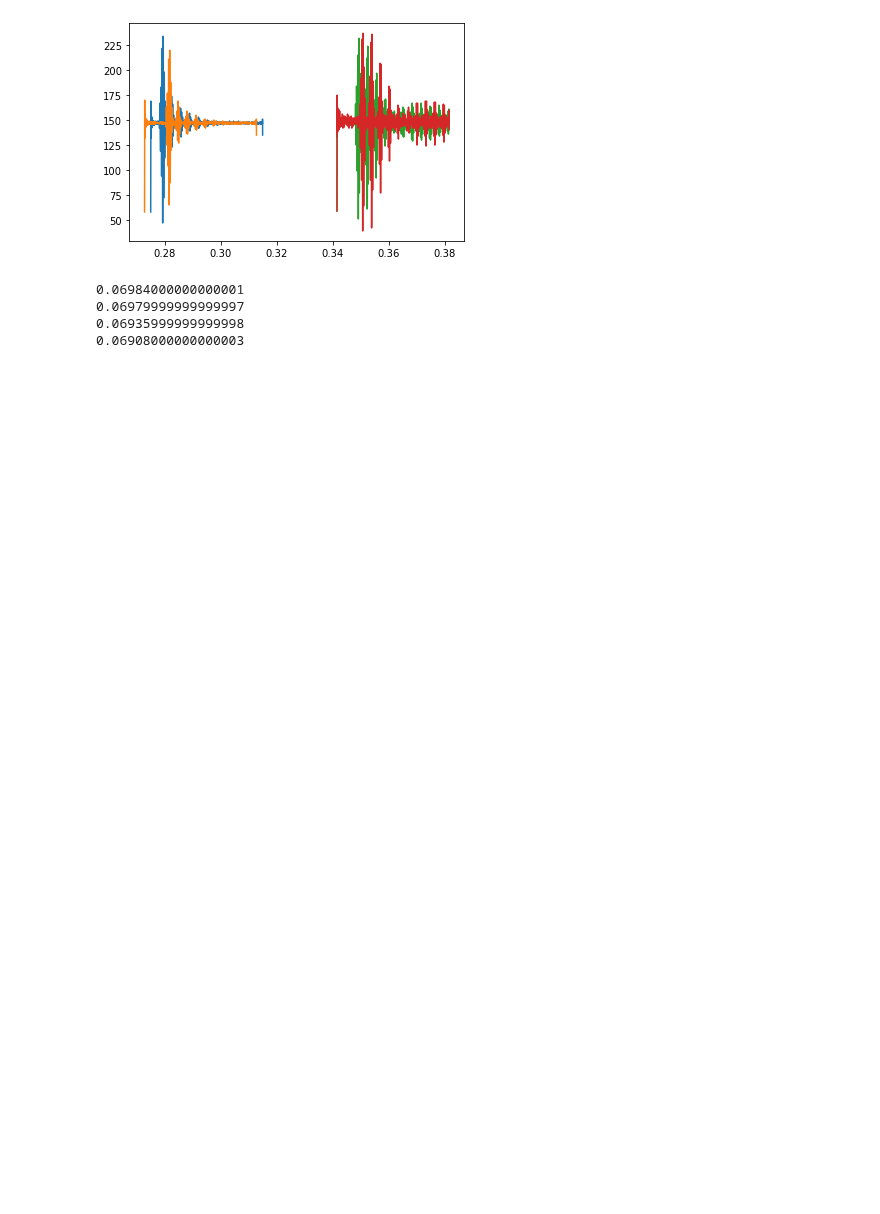
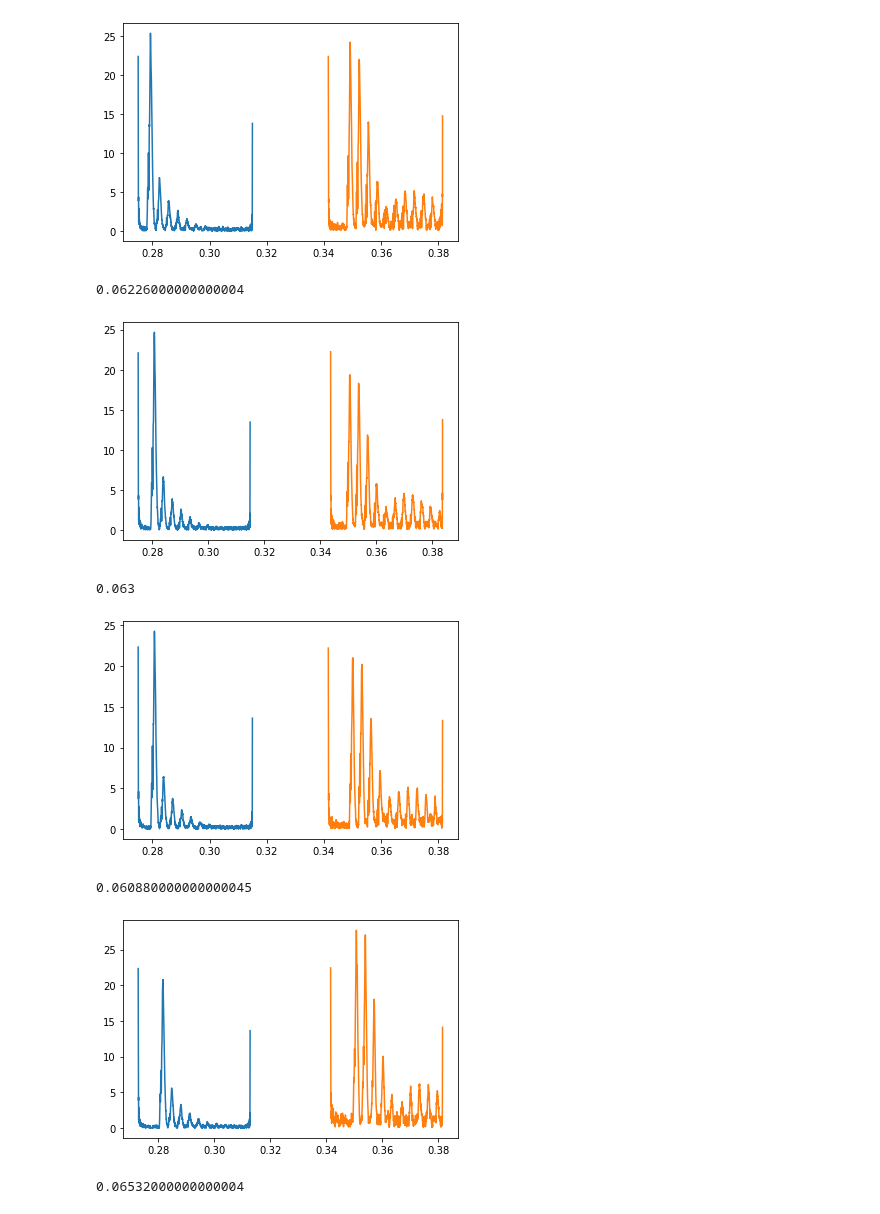
Before and after one commit to everydayanchovies/ultrasoon, a Jupyter notebook: notebooks/verkenning.ipynb, the cells around one changed output. Saved outputs shown, nothing was run; the diff lists cells and outputs as text; code cells hidden in the pictures; blank space fills up the shorter version.

```diff
--- a/notebooks/verkenning.ipynb
+++ b/notebooks/verkenning.ipynb
@@ -1,20 +1,22 @@
 # %%
 from util import *
 
-dfa = df_for_params(15)
-dfb = df_for_params(30)
-plt.plot(dfa["Ax"], dfa["Ay"])
-plt.plot(dfb["Ax"], dfb["Ay"])
-plt.plot(dfa["Bx"], dfa["By"])
-plt.plot(dfb["Bx"], dfb["By"])
-plt.show()
+# dfa = df_for_params(15, v=True)
+# dfb = df_for_params(30)
+# plt.plot(dfa["Ax"], dfa["Ay"])
+# plt.plot(dfb["Ax"], dfb["Ay"])
+# plt.plot(dfa["Bx"], dfa["By"])
+# plt.plot(dfb["Bx"], dfb["By"])
+# plt.show()
-# %% [output]
-[figure, removed]
 # %%
-for s in range(15, 35, 5):
-    print(delay_for_df(df_for_params(s)))
+for s in range(15, 45, 5):
+    print(delay_for_df(df_for_params(s, v=True), v=False))
 # %% [output]
+[figure, added]
-0.06984000000000001
-0.06979999999999997
-0.06935999999999998
-0.06908000000000003
+0.06226000000000004
+[figure, added]
+0.063
+[figure, added]
+0.060880000000000045
+[figure, added]
+0.06532000000000004
```
Also changed, not shown: parts of 1 cell of this notebook, 1 other file.
